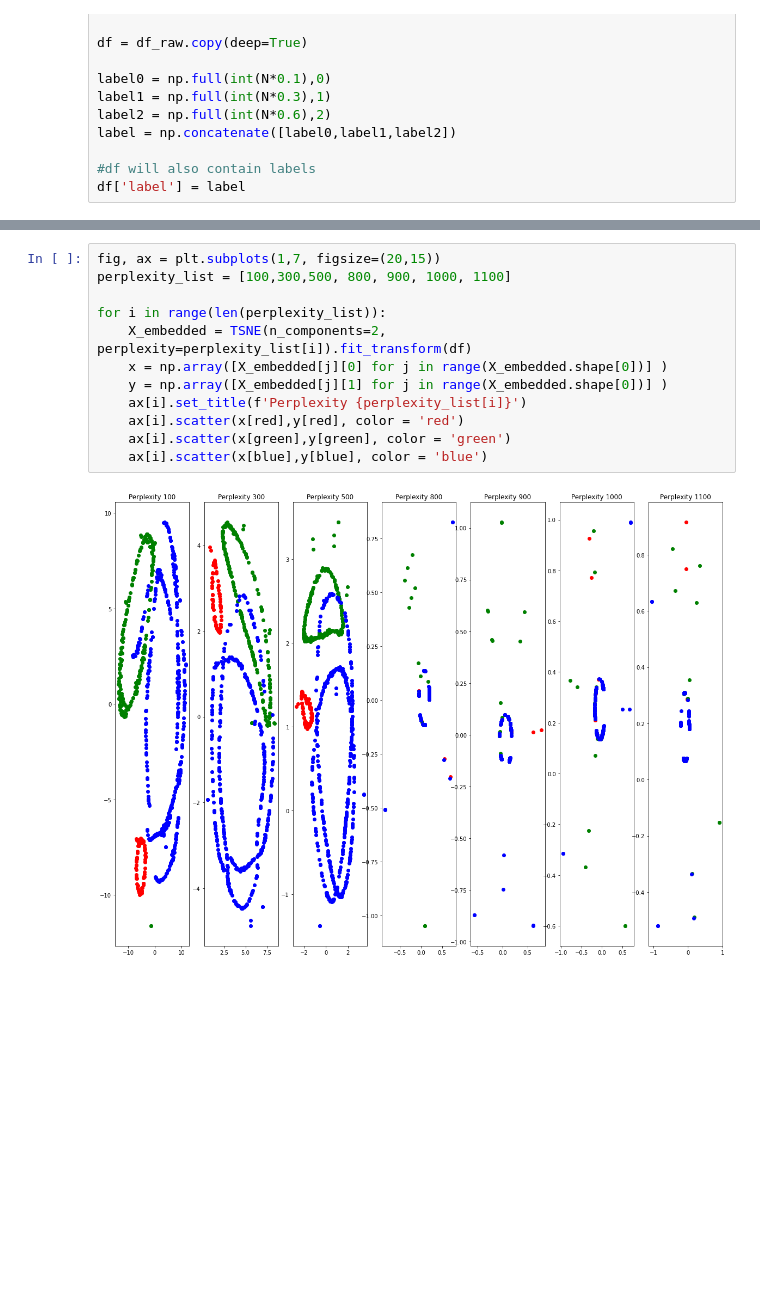
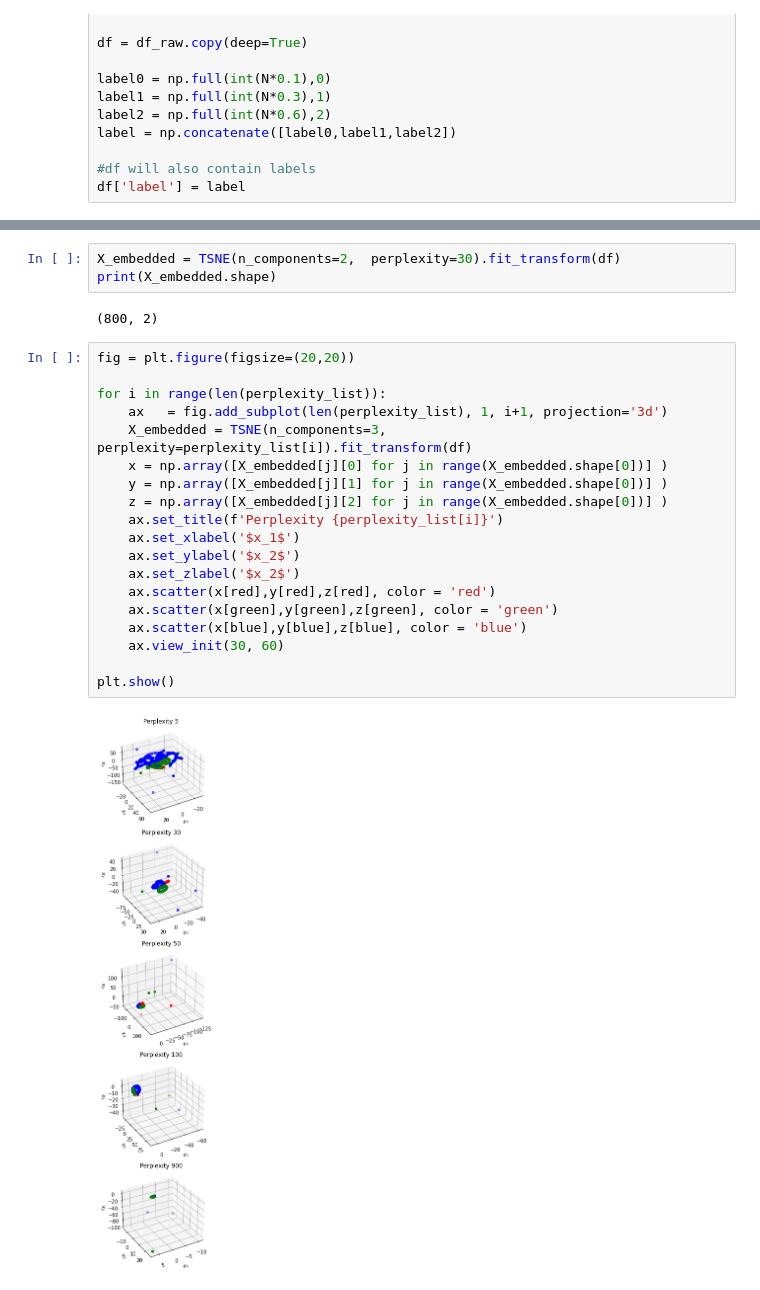
Before and after one commit to giuliacampesan/UniversityAssignments, a Jupyter notebook: 04_week/LoCPdown_week04.ipynb, the cells around one changed output, grey strips where cells are left out. Cells and saved outputs as stored; diff of their text form; blank space fills up the shorter version.

```diff
--- a/04_week/LoCPdown_week04.ipynb
+++ b/04_week/LoCPdown_week04.ipynb
@@ -87,14 +84,26 @@ plt.show()
+# %%
+X_embedded = TSNE(n_components=2,  perplexity=30).fit_transform(df)
+print(X_embedded.shape)
+# %% [output]
+(800, 2)
 # %%
-fig, ax = plt.subplots(1,7, figsize=(20,15))
-perplexity_list = [100,300,500, 800, 900, 1000, 1100]
+fig = plt.figure(figsize=(20,20))
 
 for i in range(len(perplexity_list)):
-    X_embedded = TSNE(n_components=2,  perplexity=perplexity_list[i]).fit_transform(df)
+    ax   = fig.add_subplot(len(perplexity_list), 1, i+1, projection='3d')
+    X_embedded = TSNE(n_components=3, perplexity=perplexity_list[i]).fit_transform(df)
     x = np.array([X_embedded[j][0] for j in range(X_embedded.shape[0])] )
     y = np.array([X_embedded[j][1] for j in range(X_embedded.shape[0])] )
-    ax[i].set_title(f'Perplexity {perplexity_list[i]}')
-    ax[i].scatter(x[red],y[red], color = 'red')
-    ax[i].scatter(x[green],y[green], color = 'green')
-    ax[i].scatter(x[blue],y[blue], color = 'blue')
+    z = np.array([X_embedded[j][2] for j in range(X_embedded.shape[0])] )
+    ax.set_title(f'Perplexity {perplexity_list[i]}')
+    ax.set_xlabel('$x_1$')
+    ax.set_ylabel('$x_2$')
+    ax.set_zlabel('$x_2$')
+    ax.scatter(x[red],y[red],z[red], color = 'red')
+    ax.scatter(x[green],y[green],z[green], color = 'green')
+    ax.scatter(x[blue],y[blue],z[blue], color = 'blue')
+    ax.view_init(30, 60)
+
+plt.show()
 # %% [output]
-[figure, old version]
+[figure, new version]
```
Also changed, not shown: parts of 6 cells of this notebook, 3 other files.
